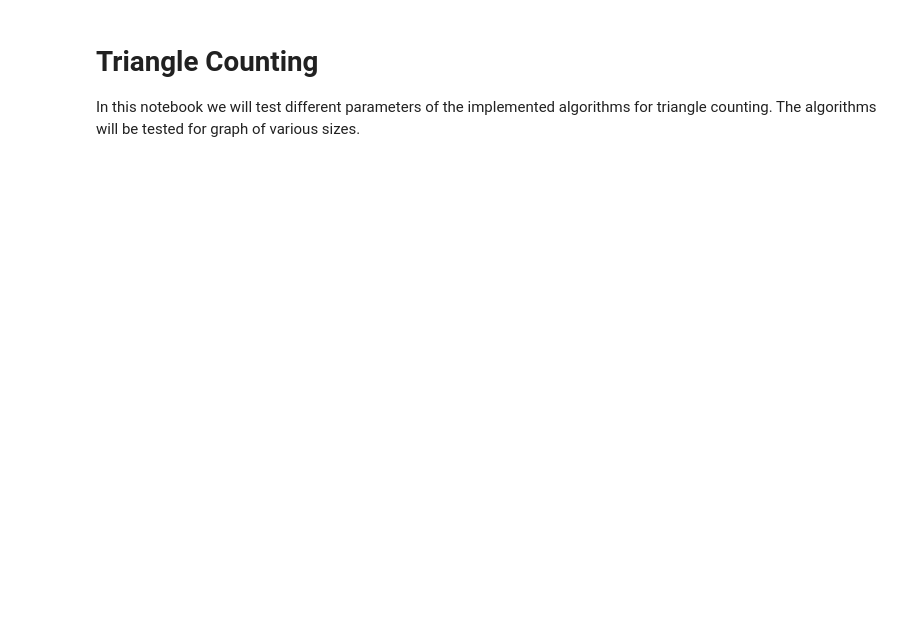
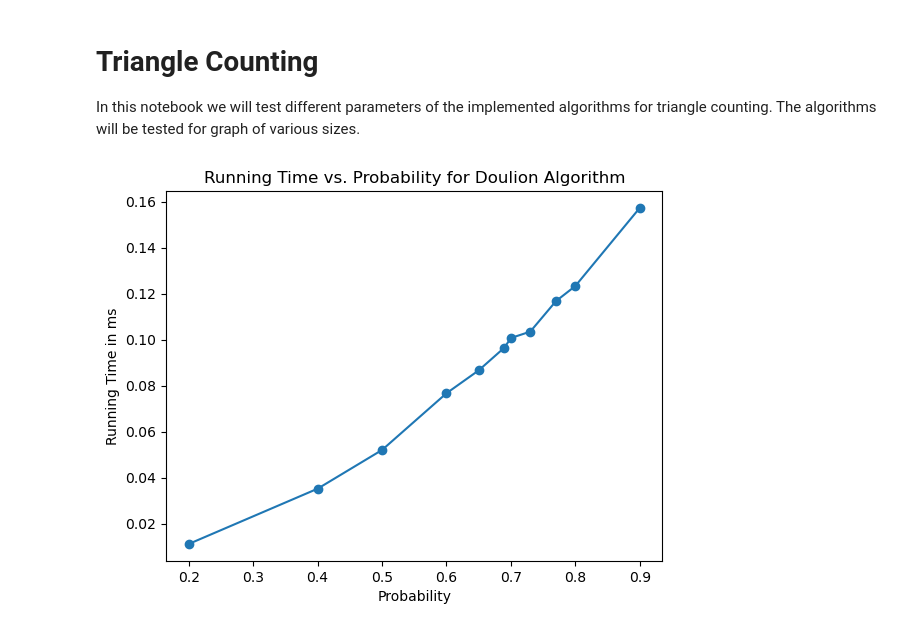
Before and after one commit to helenmand/Exact-Approximate-and-Streaming-Methods-for-Triangle-Counting, a Jupyter notebook: testing.ipynb, the cells around one changed output. Saved outputs shown, nothing was run; the diff lists cells and outputs as text; code cells hidden in the pictures; blank space fills up the shorter version.

Commit message:
added tests and plots

```diff
--- a/testing.ipynb
+++ b/testing.ipynb
@@ -56,6 +58,6 @@ def triest_impr_test(g, memory):
 # %%
 # small graph
-g = nx.read_edgelist(f"data/email.txt", create_using=nx.Graph(), nodetype = int)
+g = nx.read_edgelist(f"loaded_t_base_res_s/email.txt", create_using=nx.Graph(), nodetype = int)
 g.remove_edges_from(nx.selfloop_edges(g)) # removing self-loops (if any)
 
 memory = [100, 400, 800, 1500, 3000, 5000, 8500, 10000, 12000, 13000, 14000, 16000, 17000]
@@ -64,4 +66,27 @@ node_iter_res_s = nodeIter_test(g=g)
 doulion_res_s = doulion_test(g=g)
 t_base_res_s = triest_base_test(g=g, memory=memory)
 t_impr_res_s = triest_impr_test(g=g, memory=memory)
+# %%
+
+# medium graph
+g = nx.read_edgelist(f"loaded_t_base_res_s/roadpa.txt", create_using=nx.Graph(), nodetype = int)
+g.remove_edges_from(nx.selfloop_edges(g)) # removing self-loops (if any)
+
+memory = [100, 1500, 3000, 10000, 12000, 14000, 17000]
+
+node_iter_res_m = nodeIter_test(g=g)
+doulion_res_m = doulion_test(g=g)
+t_base_res_m = triest_base_test(g=g, memory=memory)
+t_impr_res_m = triest_impr_test(g=g, memory=memory)
+# %%
+# big graph
+g = nx.read_edgelist(f"loaded_t_base_res_s/astroph.txt", create_using=nx.Graph(), nodetype = int)
+g.remove_edges_from(nx.selfloop_edges(g)) # removing self-loops (if any)
+
+memory = [100, 3000, 10000, 14000, 17000]
+
+node_iter_res_b = nodeIter_test(g=g)
+doulion_res_b = doulion_test(g=g)
+t_base_res_b = triest_base_test(g=g, memory=memory)
+t_impr_res_b = triest_impr_test(g=g, memory=memory)
 # %%
@@ -126,0 +174,13 @@ with open('t_impr_res_b.pkl', 'wb') as file:
+# %%
+import matplotlib.pyplot as plt
+
+probabilities = list(loaded_doulion_res_s.keys())
+running_times = [entry[0] for entry in loaded_doulion_res_s.values()]
+
+plt.plot(probabilities, running_times, marker='o')
+plt.xlabel('Probability')
+plt.ylabel('Running Time in ms')
+plt.title('Running Time vs. Probability for Doulion Algorithm')
+plt.show()
+# %% [output]
+[figure, added]
```
Also changed, not shown: parts of 23 cells of this notebook, 4 other files.
